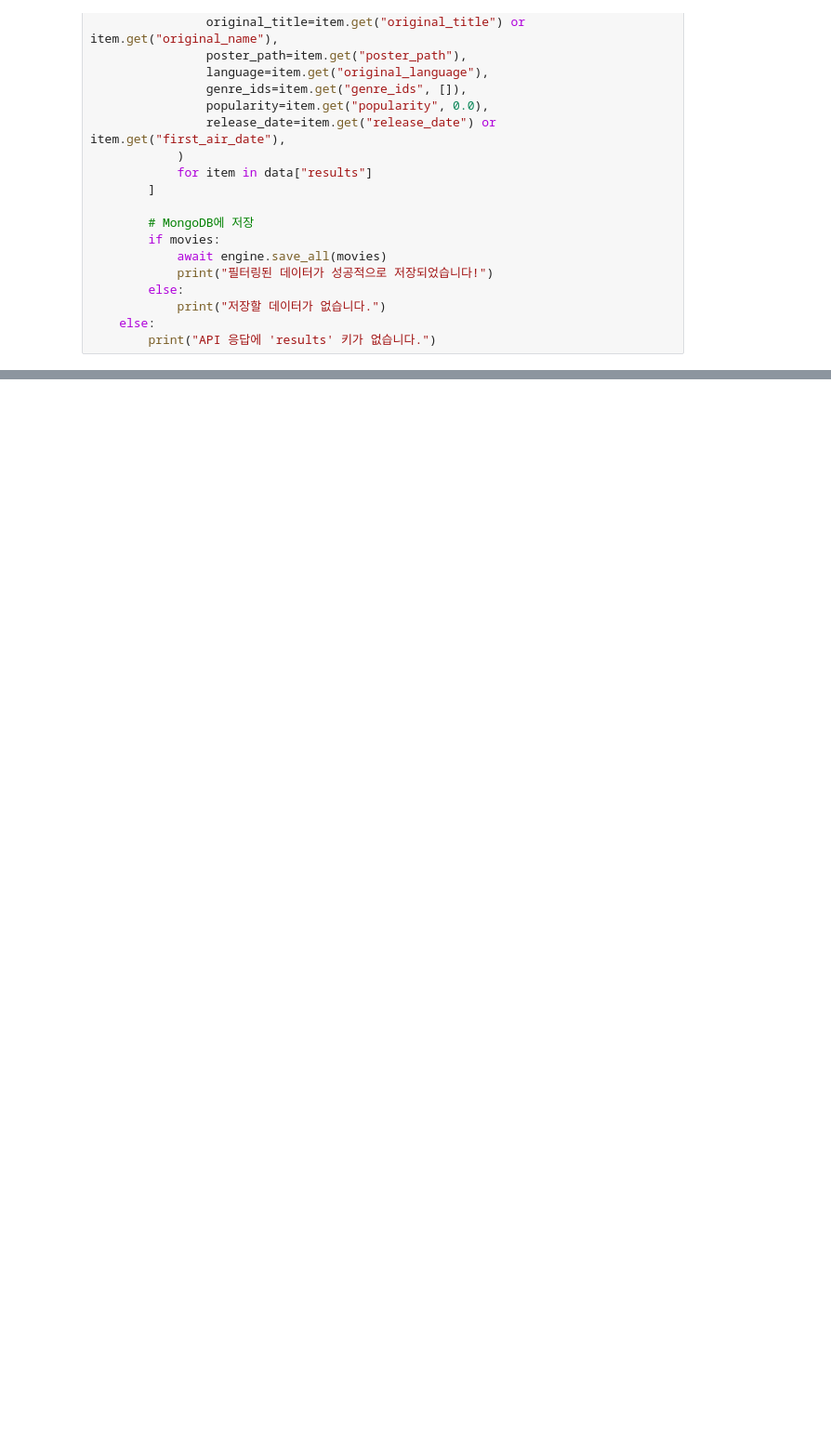
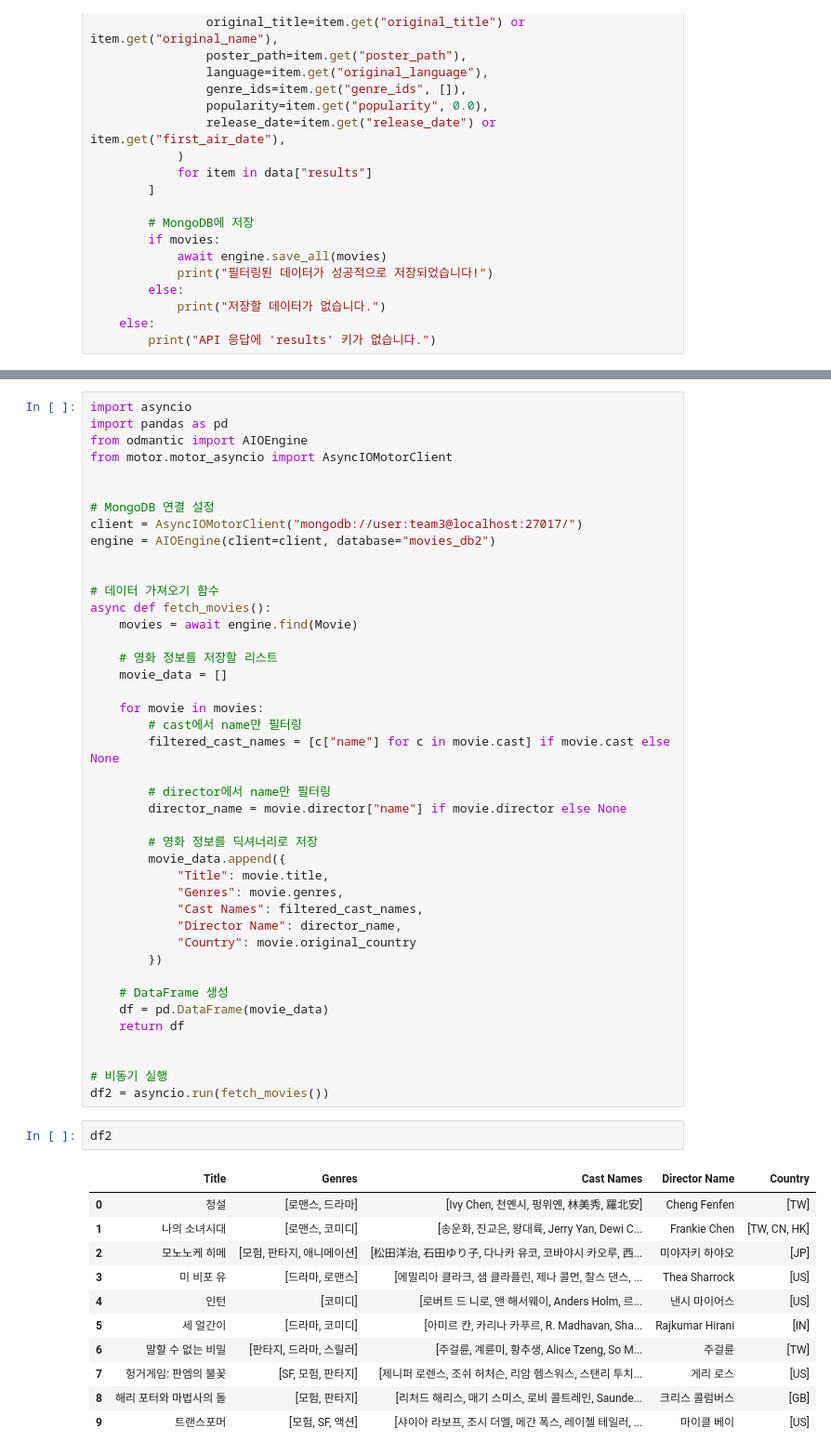
Before and after one commit to DE32-final-team3/mongodb, a Jupyter notebook: tmdb.ipynb, the cells around one changed output, grey strips where cells are left out. Shown at 93% size. Cells and saved outputs as stored; diff of their text form; blank space fills up the shorter version.

```diff
--- a/tmdb.ipynb
+++ b/tmdb.ipynb
@@ -58,0 +673,56 @@ async def fetch_and_store_movies():
+# %%
+import asyncio
+import pandas as pd
+from odmantic import AIOEngine
+from motor.motor_asyncio import AsyncIOMotorClient
+
+
+# MongoDB 연결 설정
+client = AsyncIOMotorClient("mongodb://user:team3@localhost:27017/")
+engine = AIOEngine(client=client, database="movies_db2")
+
+
+# 데이터 가져오기 함수
+async def fetch_movies():
+    movies = await engine.find(Movie)
+
+    # 영화 정보를 저장할 리스트
+    movie_data = []
+
+    for movie in movies:
+        # cast에서 name만 필터링
+        filtered_cast_names = [c["name"] for c in movie.cast] if movie.cast else None
+
+        # director에서 name만 필터링
+        director_name = movie.director["name"] if movie.director else None
+
+        # 영화 정보를 딕셔너리로 저장
+        movie_data.append({
+            "Title": movie.title,
+            "Genres": movie.genres,
+            "Cast Names": filtered_cast_names,
+            "Director Name": director_name,
+            "Country": movie.original_country
+        })
+
+    # DataFrame 생성
+    df = pd.DataFrame(movie_data)
+    return df
+
+
+# 비동기 실행
+df2 = asyncio.run(fetch_movies())
+# %%
+df2
+# %% [output]
+|  | Title | Genres | Cast Names | Director Name | Country |
+| 0 | 청설 | [로맨스, 드라마] | [Ivy Chen, 천옌시, 펑위옌, 林美秀, 羅北安] | Cheng Fenfen | [TW] |
+| 1 | 나의 소녀시대 | [로맨스, 코미디] | [송운화, 진교은, 왕대륙, Jerry Yan, Dewi C... | Frankie Chen | [TW, CN, HK] |
+| 2 | 모노노케 히메 | [모험, 판타지, 애니메이션] | [松田洋治, 石田ゆり子, 다나카 유코, 코바야시 카오루, 西... | 미야자키 하야오 | [JP] |
+| 3 | 미 비포 유 | [드라마, 로맨스] | [에밀리아 클라크, 샘 클라플린, 제나 콜먼, 찰스 댄스, ... | Thea Sharrock | [US] |
+| 4 | 인턴 | [코미디] | [로버트 드 니로, 앤 해서웨이, Anders Holm, 르... | 낸시 마이어스 | [US] |
+| 5 | 세 얼간이 | [드라마, 코미디] | [아미르 칸, 카리나 카푸르, R. Madhavan, Sha... | Rajkumar Hirani | [IN] |
+| 6 | 말할 수 없는 비밀 | [판타지, 드라마, 스릴러] | [주걸륜, 계륜미, 황추생, Alice Tzeng, So M... | 주걸륜 | [TW] |
+| 7 | 헝거게임: 판엠의 불꽃 | [SF, 모험, 판타지] | [제니퍼 로렌스, 조쉬 허처슨, 리암 헴스워스, 스탠리 투치... | 게리 로스 | [US] |
+| 8 | 해리 포터와 마법사의 돌 | [모험, 판타지] | [리처드 해리스, 매기 스미스, 로비 콜트레인, Saunde... | 크리스 콜럼버스 | [GB] |
+| 9 | 트랜스포머 | [모험, SF, 액션] | [샤이아 라보프, 조시 더멜, 메간 폭스, 레이첼 테일러, ... | 마이클 베이 | [US] |
```
Also changed, not shown: parts of 28 cells of this notebook.
